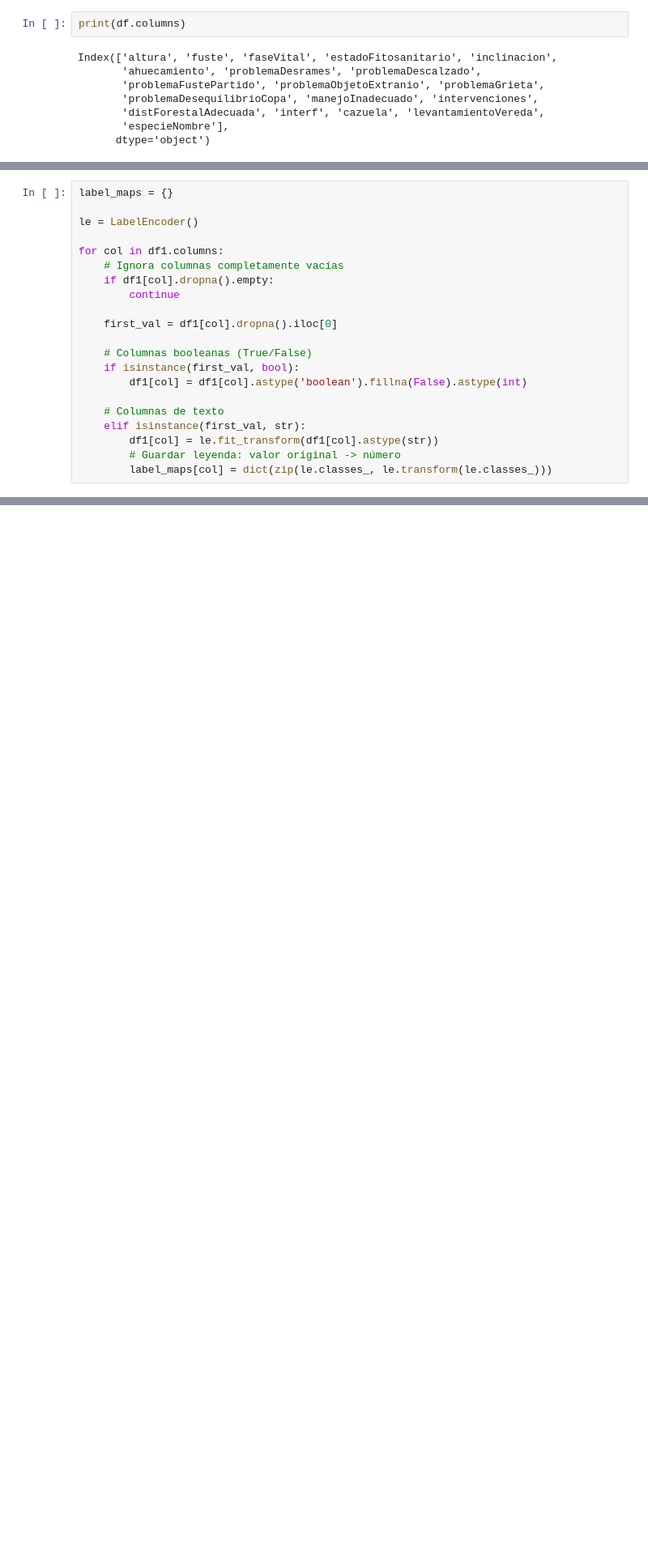
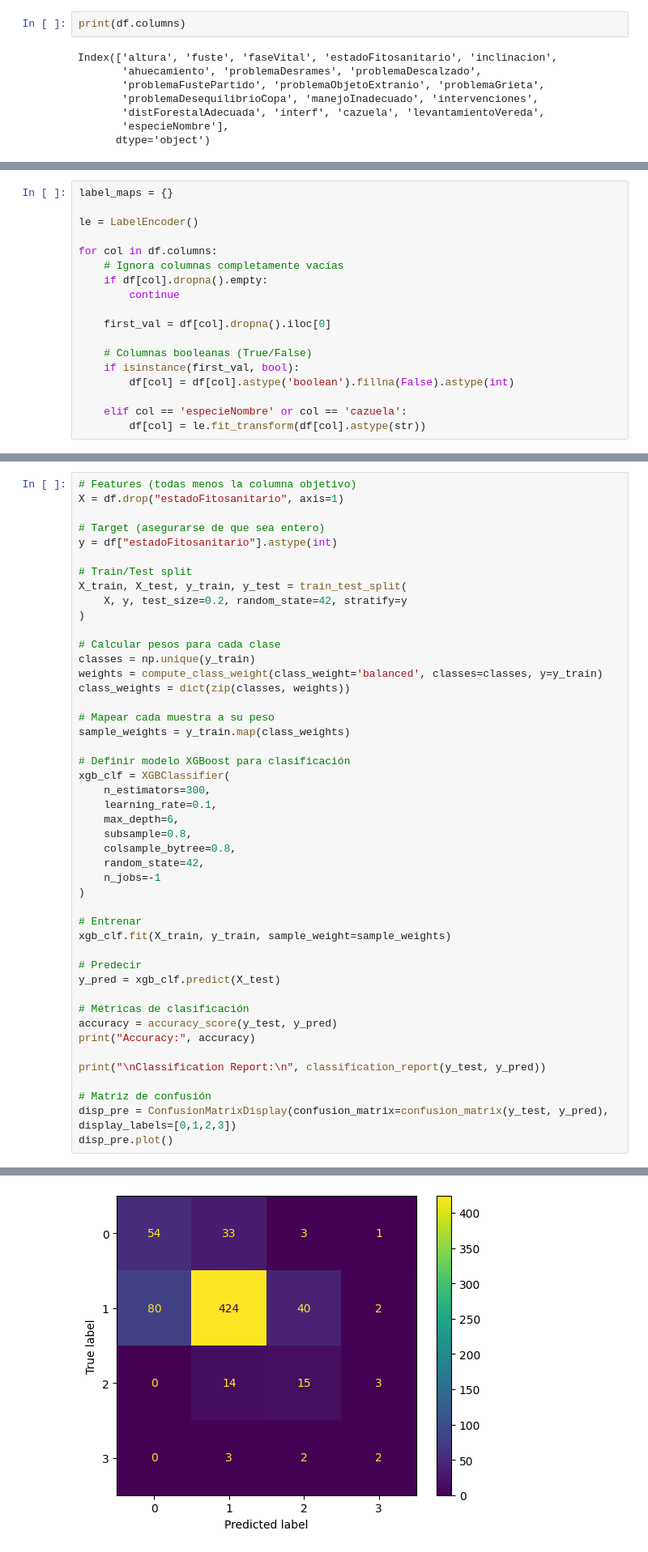
Before and after one commit to diegodorado1729/Coding, a Jupyter notebook: Arbolado-IA/arbolado-ia.ipynb, the cells around one changed output, grey strips where cells are left out. Shown at 81% size. Cells and saved outputs as stored; diff of their text form; blank space fills up the shorter version.

```diff
--- a/Arbolado-IA/arbolado-ia.ipynb
+++ b/Arbolado-IA/arbolado-ia.ipynb
@@ -98,19 +108,16 @@ label_maps = {}
 
 le = LabelEncoder()
 
-for col in df1.columns:
+for col in df.columns:
     # Ignora columnas completamente vacías
-    if df1[col].dropna().empty:
+    if df[col].dropna().empty:
         continue
 
-    first_val = df1[col].dropna().iloc[0]
+    first_val = df[col].dropna().iloc[0]
 
     # Columnas booleanas (True/False)
     if isinstance(first_val, bool):
-        df1[col] = df1[col].astype('boolean').fillna(False).astype(int)
+        df[col] = df[col].astype('boolean').fillna(False).astype(int)
 
-    # Columnas de texto
-    elif isinstance(first_val, str):
-        df1[col] = le.fit_transform(df1[col].astype(str))
-        # Guardar leyenda: valor original -> número
-        label_maps[col] = dict(zip(le.classes_, le.transform(le.classes_)))
+    elif col == 'especieNombre' or col == 'cazuela':
+        df[col] = le.fit_transform(df[col].astype(str))
@@ -116,0 +349,47 @@ for col in df1.columns:
+# %%
+# Features (todas menos la columna objetivo)
+X = df.drop("estadoFitosanitario", axis=1)
+
+# Target (asegurarse de que sea entero)
+y = df["estadoFitosanitario"].astype(int)
+
+# Train/Test split
+X_train, X_test, y_train, y_test = train_test_split(
+    X, y, test_size=0.2, random_state=42, stratify=y
+)
+
+# Calcular pesos para cada clase
+classes = np.unique(y_train)
+weights = compute_class_weight(class_weight='balanced', classes=classes, y=y_train)
+class_weights = dict(zip(classes, weights))
+
+# Mapear cada muestra a su peso
+sample_weights = y_train.map(class_weights)
+
+# Definir modelo XGBoost para clasificación
+xgb_clf = XGBClassifier(
+    n_estimators=300,
+    learning_rate=0.1,
+    max_depth=6,
+    subsample=0.8,
+    colsample_bytree=0.8,
+    random_state=42,
+    n_jobs=-1
+)
+
+# Entrenar
+xgb_clf.fit(X_train, y_train, sample_weight=sample_weights)
+
+# Predecir
+y_pred = xgb_clf.predict(X_test)
+
+# Métricas de clasificación
+accuracy = accuracy_score(y_test, y_pred)
+print("Accuracy:", accuracy)
+
+print("\nClassification Report:\n", classification_report(y_test, y_pred))
+
+# Matriz de confusión
+disp_pre = ConfusionMatrixDisplay(confusion_matrix=confusion_matrix(y_test, y_pred), display_labels=[0,1,2,3])
+disp_pre.plot()
+# %% [output]
@@ -116,0 +410 @@ for col in df1.columns:
+[figure, added]
```
Also changed, not shown: parts of 27 cells of this notebook.
